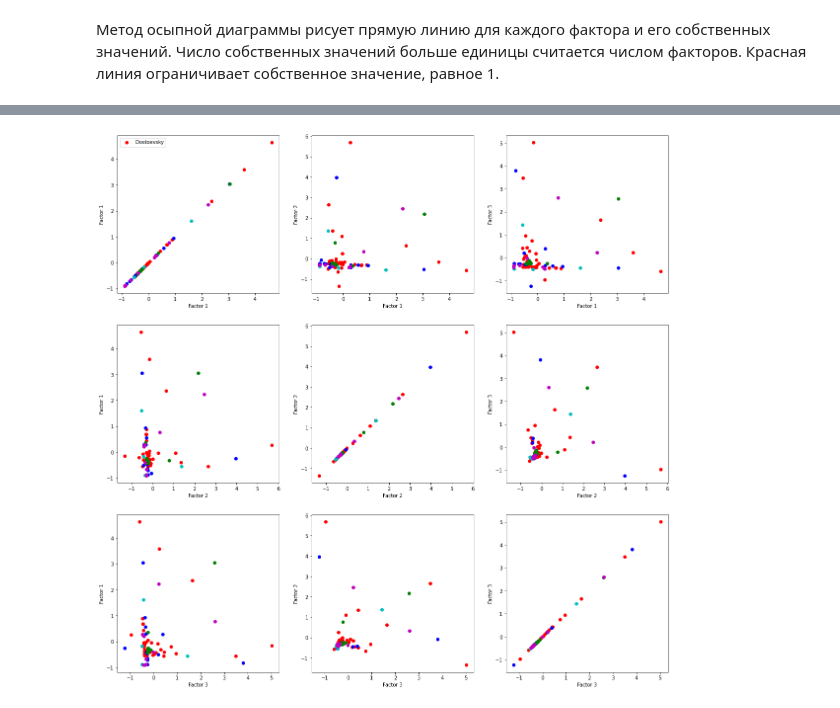
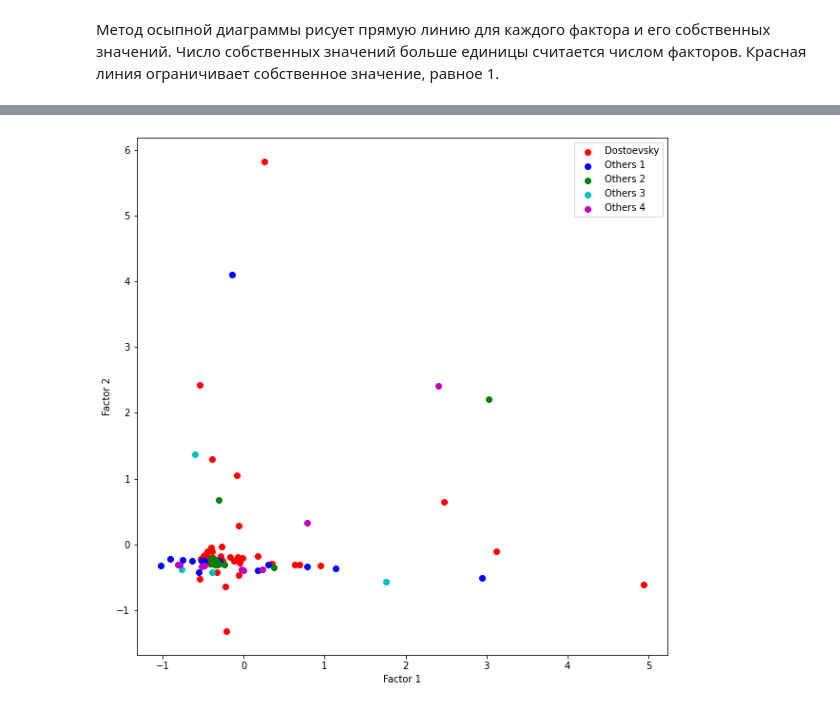
Before and after one commit to SvatLisov/factor_analysis_svm, a Jupyter notebook: FA_Common_Bigramm.ipynb, the cells around one changed output, grey strips where cells are left out. Drawn from its saved outputs; the diff is of its cells as text; code cells hidden in the pictures.

```diff
--- a/FA_Common_Bigramm.ipynb
+++ b/FA_Common_Bigramm.ipynb
@@ -33,22 +27,20 @@ df.head()
 # %%
 import pandas as pd
 
-# Предположим, что ваш DataFrame называется df
 # Вычисляем дисперсии для каждой переменной
 variances = df.var()
-# нормально тесты при 60
-dis =65
+dis =25
 # Располагаем дисперсии в порядке убывания
 sorted_variances = variances.sort_values(ascending=False)
 
-# Получаем названия столбцов для первых 25 дисперсий
+# Получаем названия столбцов для первых дисперсий
 top_dis_columns = sorted_variances.head(dis).index.tolist()
 
-# Выводим первые 25 дисперсий
+# Выводим дисперсий
 print(f"Первые {dis} дисперсий в порядке убывания:")
 print(sorted_variances.head(dis))
 
-# Выводим названия столбцов для первых 25 дисперсий
+# Выводим названия столбцов для первых дисперсий
 print(f"\nНазвания столбцов для первых {dis} дисперсий:")
 print(top_dis_columns)
 # %% [output]
@@ -637,49 +280,41 @@ indices_1 = [146, 151, 152, 180, 286, 287, 288, 289, 290, 308, 309, 310, 311, 31
 indices_2 = [24, 26, 37, 39, 237, 238, 239, 245, 246, 247, 248, 306]  # других авторов
 indices_3 = [89, 90, 177, 198]  # А.Григорьева
 indices_4 = [85, 116, 117, 125, 199, 292, 293, 294, 295, 296]  # Н.Н.Страхова
-# indices_5 =  [111, 114, 115, 141, 314]  # М.М.Достоевского
 
 # Разбиваем таблицу на две части
 data1 = new_df.head(48)
 data2 = new_df.tail(new_df.shape[0] - 48)
 
 # Производим факторный анализ для data1
 scaler = StandardScaler()
 data1_scaled = scaler.fit_transform(data1)
 
-fa = FactorAnalysis(n_components=3, rotation='varimax')
+fa = FactorAnalysis(n_components=4, rotation='varimax')
 fa.fit(data1_scaled)
 data1_factors = fa.transform(data1_scaled)
 
 # Инициализируем фигуру для построения графика
-fig, axs = plt.subplots(3, 3, figsize=(20, 20))
+fig, ax = plt.subplots(figsize=(10, 10))
 
 # Цвета для различных поддатасетов data2
-colors = ['b', 'g', 'c', 'm']  # , 'y'
+colors = ['b', 'g', 'c', 'm']
 
 # Добавляем точки для data1 на график
-for i in range(3):
-    for j in range(3):
-        axs[i, j].scatter(data1_factors[:, i], data1_factors[:, j], c='r', label='Dostoevsky' if i == 0 and j == 0 else "")
-        axs[i, j].set_xlabel(f'Factor {i + 1}')
-        axs[i, j].set_ylabel(f'Factor {j + 1}')
-        if i == 0 and j == 0:
-            axs[i, j].legend()
+ax.scatter(data1_factors[:, 0], data1_factors[:, 1], c='r', label='Dostoevsky')
+ax.set_xlabel('Factor 1')
+ax.set_ylabel('Factor 2')
 
 # Добавляем точки для каждого поддатасета data2 на график
-for k, indices in enumerate([indices_1, indices_2, indices_3, indices_4]):  # , indices_5
+for k, indices in enumerate([indices_1, indices_2, indices_3, indices_4]):
     data2_subset = data2.loc[indices]
     if not data2_subset.empty:
         data2_subset_scaled = scaler.fit_transform(data2_subset)
         data2_subset_factors = fa.transform(data2_subset_scaled)
-        for i in range(3):
-            for j in range(3):
-                axs[i, j].scatter(data2_subset_factors[:, i], data2_subset_factors[:, j], c=colors[k], label=f'Others {k+1}' if i == 0 and j == 0 else "")
+        ax.scatter(data2_subset_factors[:, 0], data2_subset_factors[:, 1], c=colors[k], label=f'Others {k+1}')
 
-# To ensure all legends are added correctly, we do it outside the loop once
-#handles, labels = axs[0, 0].get_legend_handles_labels()
-#fig.legend(handles, labels, loc='upper left')
+# Добавляем легенду
+ax.legend(loc='upper right')
 
 plt.show()
 # %% [output]
-[figure, old version]
+[figure, new version]
```
Also changed, not shown: parts of 50 cells of this notebook, 2 other files.
